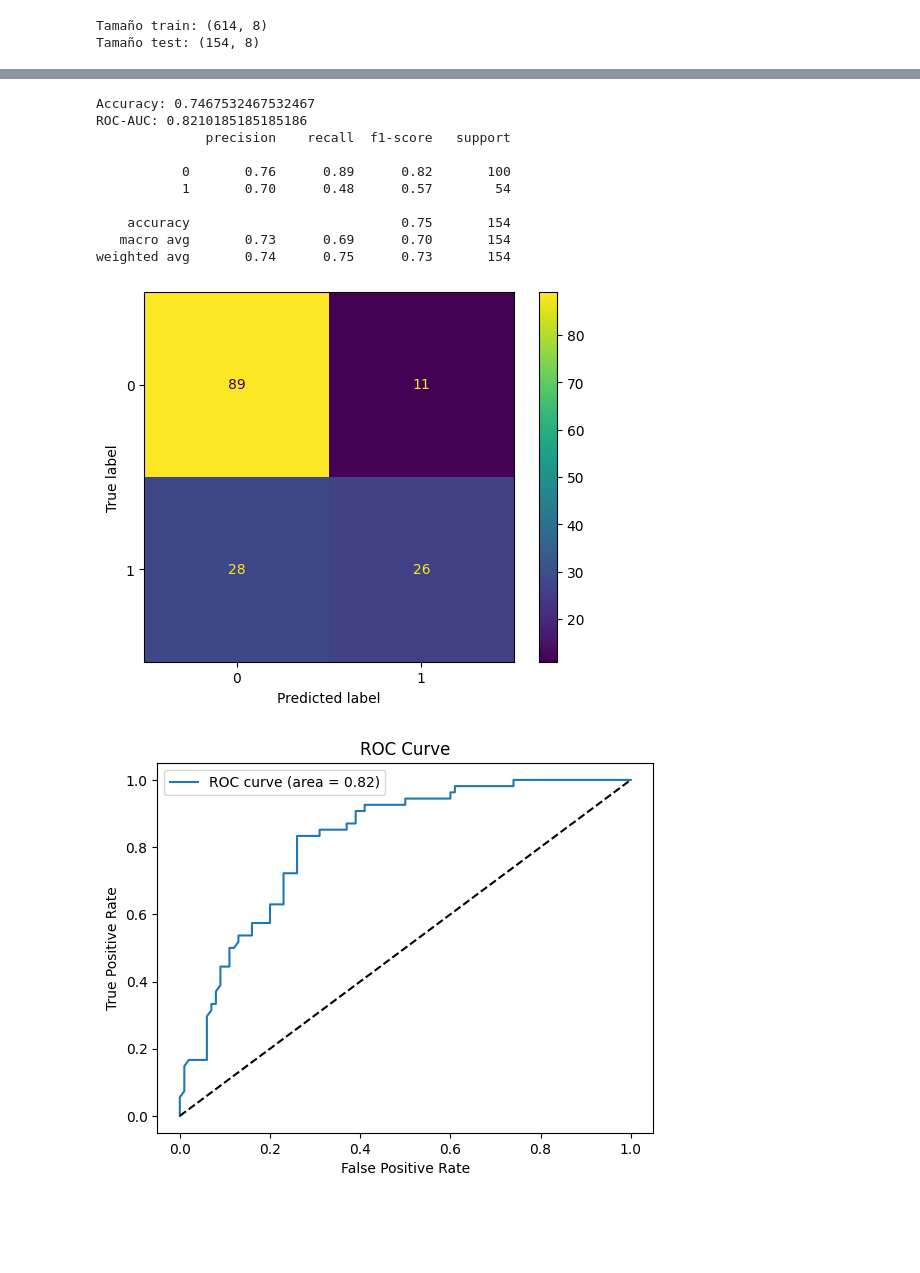
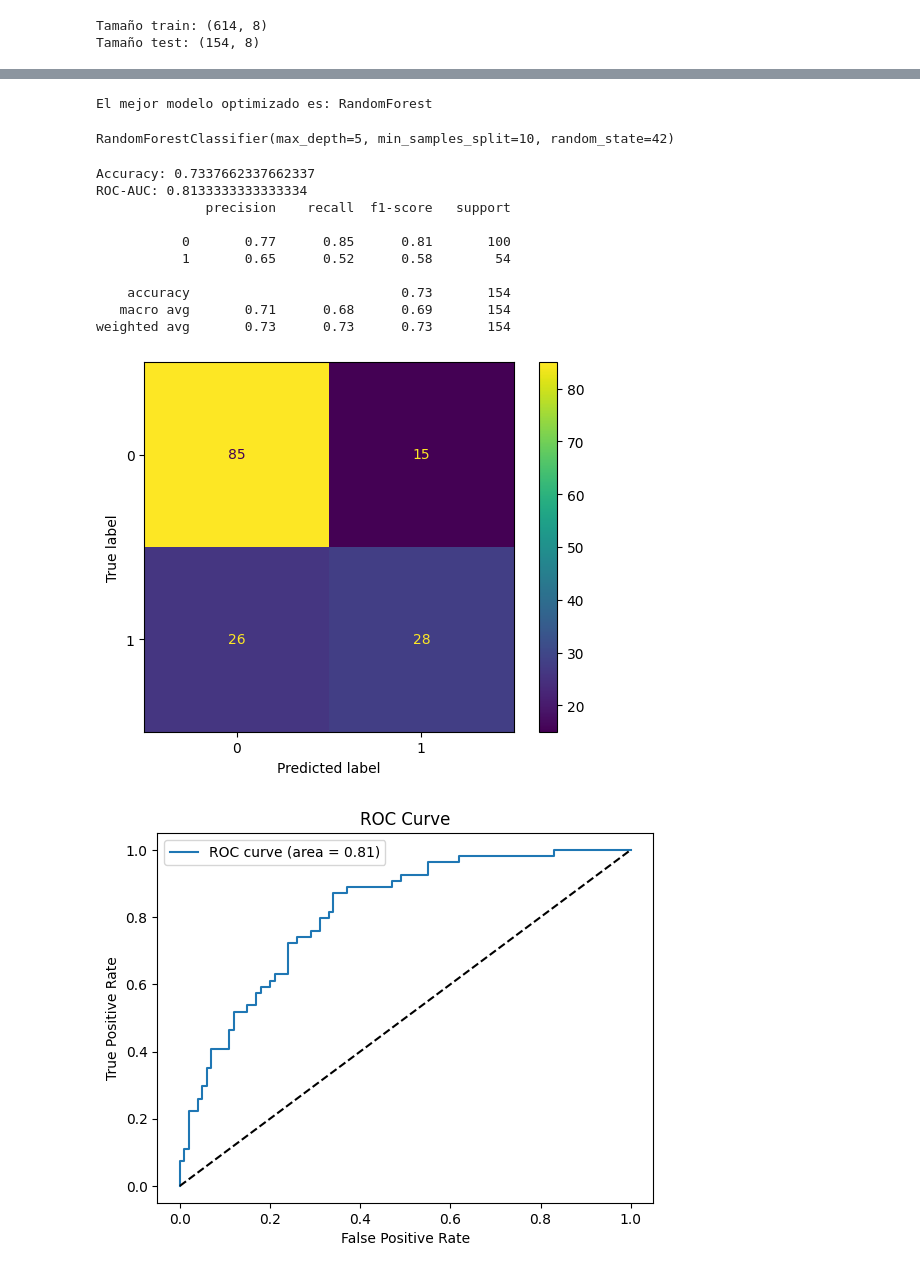
Before and after one commit to jvemagmail/MyBootCampDS, a Jupyter notebook: 04_Machine_Learning/Sprint_11/Unidad_02_ML_Supervisado_Bagging_Boosting/03_Practica_Obligatoria/18_Practica_Obligatoria_Ensembles.ipynb, the cells around one changed output, grey strips where cells are left out. Saved outputs shown, nothing was run; the diff lists cells and outputs as text; code cells hidden in the pictures; blank space fills up the shorter version.

```diff
--- a/04_Machine_Learning/Sprint_11/Unidad_02_ML_Supervisado_Bagging_Boosting/03_Practica_Obligatoria/18_Practica_Obligatoria_Ensembles.ipynb
+++ b/04_Machine_Learning/Sprint_11/Unidad_02_ML_Supervisado_Bagging_Boosting/03_Practica_Obligatoria/18_Practica_Obligatoria_Ensembles.ipynb
@@ -140,7 +128,7 @@ df[cols_with_zero] = df[cols_with_zero].replace(0, np.nan)
 
 # Imputar valores faltantes con la mediana
 for col in cols_with_zero:
-    df[col].fillna(df[col].median(), inplace=True)
+    df.fillna({col: df[col].median()}, inplace=True)
 
 df.isnull().sum()
 # %% [output]
@@ -161,7 +149,8 @@ y = df['class']
 
 # Escalar variables
 scaler = StandardScaler()
-X_scaled = scaler.fit_transform(X)
+#X_scaled = scaler.fit_transform(X)
+X_scaled = pd.DataFrame(scaler.fit_transform(X), columns=X.columns)
 
 # Dividir en train y test (80/20)
 X_train, X_test, y_train, y_test = train_test_split(X_scaled, y, test_size=0.2, random_state=42, stratify=y)
@@ -279,0 +250,13 @@ Mejores hiperparámetros: {'learning_rate': 0.1, 'n_estimators': 200}
+# %%
+# Evaluar los modelos optimizados con los mejores hiperparámetros encontrados
+results_optimized = []
+for name, model in models.items():
+    # Si hay mejores parámetros encontrados, los usamos para crear el modelo
+    params = best_params.get(name)
+    if params is not None:
+        model.set_params(**params)
+    score = np.mean(cross_val_score(model, X_train, y_train, cv=5, scoring='roc_auc'))
+    results_optimized.append(score)
+    print(f"{name}: ROC-AUC media optimizado = {score}")
+
+df_roc_optimized = pd.DataFrame(results_optimized, index=models.keys(), columns=['ROC-AUC Optimizado'])
@@ -280,35 +269,43 @@ Mejores hiperparámetros: {'learning_rate': 0.1, 'n_estimators': 200}
+# %%
+# Determinar el modelo con el máximo ROC-AUC optimizado
+best_model_name_optimized = df_roc_optimized['ROC-AUC Optimizado'].idxmax()
+print(f"El mejor modelo optimizado es: {best_model_name_optimized}")
+best_model_optimized = models[best_model_name_optimized]
+best_model_optimized
+# %% [output]
+El mejor modelo optimizado es: RandomForest
+RandomForestClassifier(max_depth=5, min_samples_split=10, random_state=42)
 # %%
 # Evaluar el modelo final en el test
-from sklearn.metrics import ConfusionMatrixDisplay
-
-y_pred = best_model.predict(X_test)
-y_proba = best_model.predict_proba(X_test)[:,1] if hasattr(best_model, 'predict_proba') else best_model.decision_function(X_test)
+best_model_optimized.fit(X_train, y_train)
+y_pred = best_model_optimized.predict(X_test)
+y_proba = best_model_optimized.predict_proba(X_test)[:,1] if hasattr(best_model_optimized, 'predict_proba') else best_model_optimized.decision_function(X_test)
 
 print('Accuracy:', accuracy_score(y_test, y_pred))
 print('ROC-AUC:', roc_auc_score(y_test, y_proba))
 print(classification_report(y_test, y_pred))
 
-ConfusionMatrixDisplay.from_estimator(best_model, X_test, y_test)
+ConfusionMatrixDisplay.from_estimator(best_model_optimized, X_test, y_test)
 plt.show()
 
 fpr, tpr, _ = roc_curve(y_test, y_proba)
 plt.plot(fpr, tpr, label=f'ROC curve (area = {roc_auc_score(y_test, y_proba):.2f})')
 plt.plot([0,1],[0,1],'k--')
 plt.xlabel('False Positive Rate')
 plt.ylabel('True Positive Rate')
 plt.title('ROC Curve')
 plt.legend()
 plt.show()
 # %% [output]
-Accuracy: 0.7467532467532467
-ROC-AUC: 0.8210185185185186
+Accuracy: 0.7337662337662337
+ROC-AUC: 0.8133333333333334
               precision    recall  f1-score   support
 
-           0       0.76      0.89      0.82       100
-           1       0.70      0.48      0.57        54
+           0       0.77      0.85      0.81       100
+           1       0.65      0.52      0.58        54
 
-    accuracy                           0.75       154
-   macro avg       0.73      0.69      0.70       154
-weighted avg       0.74      0.75      0.73       154
+    accuracy                           0.73       154
+   macro avg       0.71      0.68      0.69       154
+weighted avg       0.73      0.73      0.73       154
-[figure, old version]
+[figure, new version]
-[figure, old version]
+[figure, new version]
```
Also changed, not shown: parts of 14 cells of this notebook, 1 other file.
